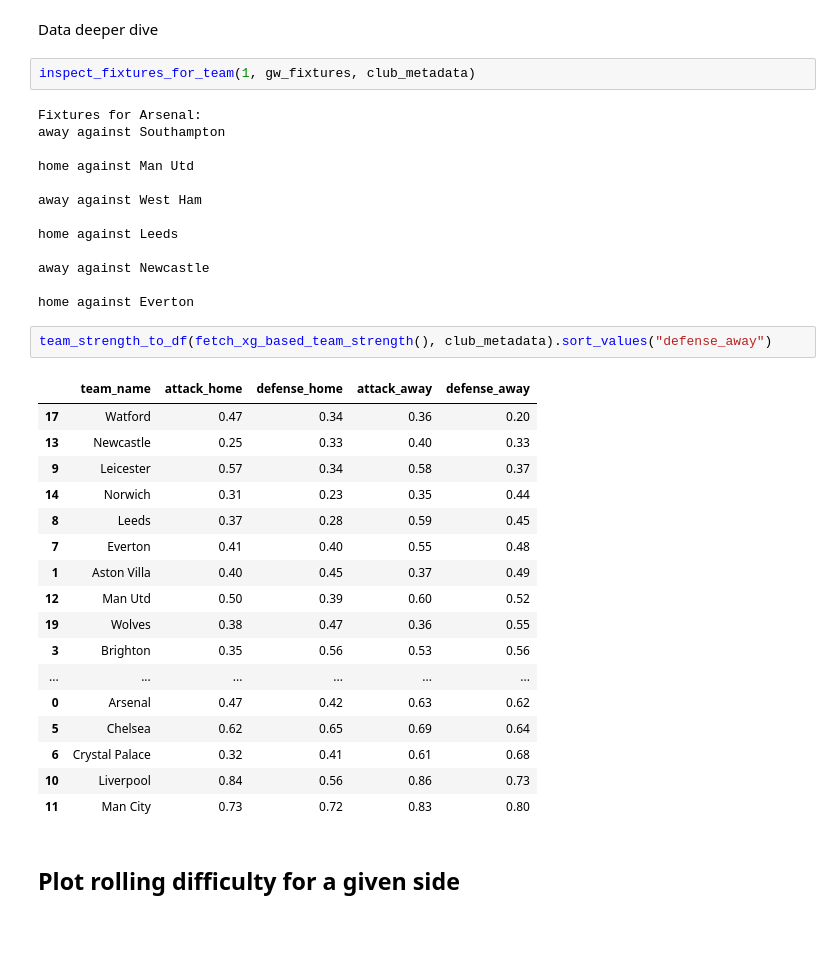
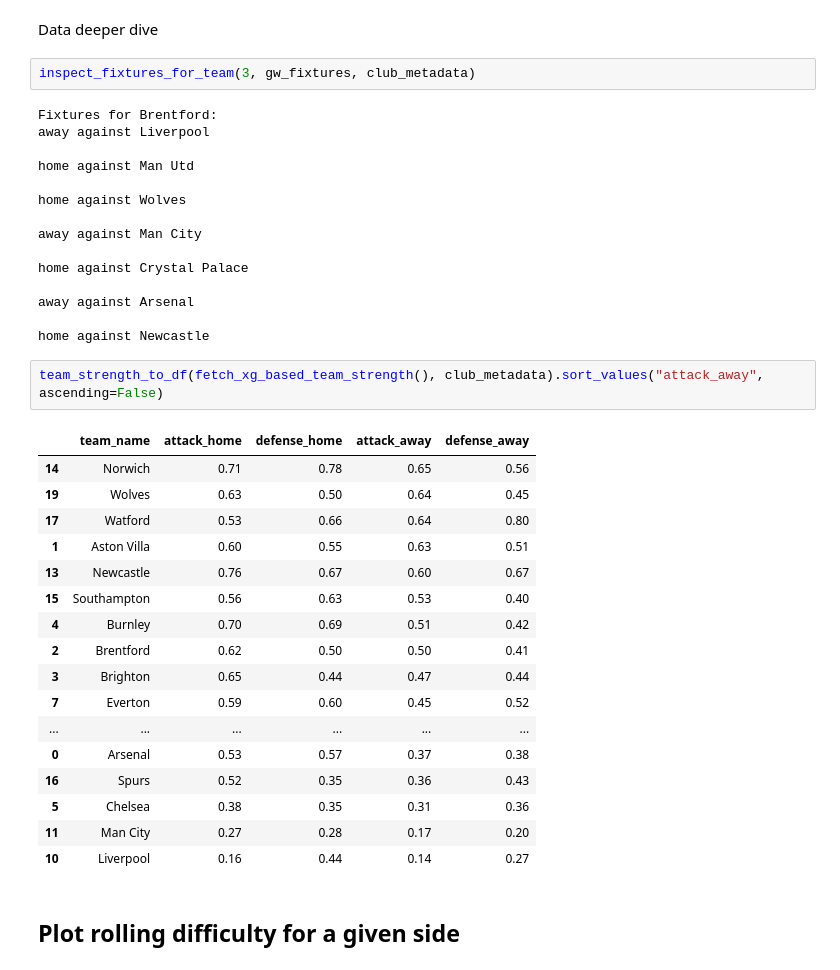
Before and after one commit to murchant/fatasypl, a Jupyter notebook: Fixture Difficulty.ipynb, the cells around one changed output. Drawn from its saved outputs; the diff is of its cells as text; blank space fills up the shorter version.

```diff
--- a/Fixture Difficulty.ipynb
+++ b/Fixture Difficulty.ipynb
@@ -206,40 +206,42 @@ plot_results_as_bar_chart_with_clustering(results, "opposition_aggregate_attack_
 # %% [markdown]
 Data deeper dive
 # %%
-inspect_fixtures_for_team(1, gw_fixtures, club_metadata)
+inspect_fixtures_for_team(3, gw_fixtures, club_metadata)
 # %% [output]
-Fixtures for Arsenal:
-away against Southampton
+Fixtures for Brentford:
+away against Liverpool
 
 home against Man Utd
 
-away against West Ham
+home against Wolves
 
-home against Leeds
+away against Man City
 
-away against Newcastle
+home against Crystal Palace
 
-home against Everton
+away against Arsenal
+
+home against Newcastle
 # %%
-team_strength_to_df(fetch_xg_based_team_strength(), club_metadata).sort_values("defense_away")
+team_strength_to_df(fetch_xg_based_team_strength(), club_metadata).sort_values("attack_away", ascending=False)
 # %% [output]
 |  | team_name | attack_home | defense_home | attack_away | defense_away |
-| 17 | Watford | 0.47 | 0.34 | 0.36 | 0.20 |
-| 13 | Newcastle | 0.25 | 0.33 | 0.40 | 0.33 |
-| 9 | Leicester | 0.57 | 0.34 | 0.58 | 0.37 |
-| 14 | Norwich | 0.31 | 0.23 | 0.35 | 0.44 |
-| 8 | Leeds | 0.37 | 0.28 | 0.59 | 0.45 |
-| 7 | Everton | 0.41 | 0.40 | 0.55 | 0.48 |
-| 1 | Aston Villa | 0.40 | 0.45 | 0.37 | 0.49 |
-| 12 | Man Utd | 0.50 | 0.39 | 0.60 | 0.52 |
-| 19 | Wolves | 0.38 | 0.47 | 0.36 | 0.55 |
-| 3 | Brighton | 0.35 | 0.56 | 0.53 | 0.56 |
+| 14 | Norwich | 0.71 | 0.78 | 0.65 | 0.56 |
+| 19 | Wolves | 0.63 | 0.50 | 0.64 | 0.45 |
+| 17 | Watford | 0.53 | 0.66 | 0.64 | 0.80 |
+| 1 | Aston Villa | 0.60 | 0.55 | 0.63 | 0.51 |
+| 13 | Newcastle | 0.76 | 0.67 | 0.60 | 0.67 |
+| 15 | Southampton | 0.56 | 0.63 | 0.53 | 0.40 |
+| 4 | Burnley | 0.70 | 0.69 | 0.51 | 0.42 |
+| 2 | Brentford | 0.62 | 0.50 | 0.50 | 0.41 |
+| 3 | Brighton | 0.65 | 0.44 | 0.47 | 0.44 |
+| 7 | Everton | 0.59 | 0.60 | 0.45 | 0.52 |
 | ... | ... | ... | ... | ... | ... |
-| 0 | Arsenal | 0.47 | 0.42 | 0.63 | 0.62 |
-| 5 | Chelsea | 0.62 | 0.65 | 0.69 | 0.64 |
-| 6 | Crystal Palace | 0.32 | 0.41 | 0.61 | 0.68 |
-| 10 | Liverpool | 0.84 | 0.56 | 0.86 | 0.73 |
-| 11 | Man City | 0.73 | 0.72 | 0.83 | 0.80 |
+| 0 | Arsenal | 0.53 | 0.57 | 0.37 | 0.38 |
+| 16 | Spurs | 0.52 | 0.35 | 0.36 | 0.43 |
+| 5 | Chelsea | 0.38 | 0.35 | 0.31 | 0.36 |
+| 11 | Man City | 0.27 | 0.28 | 0.17 | 0.20 |
+| 10 | Liverpool | 0.16 | 0.44 | 0.14 | 0.27 |
 # %% [markdown]
 ## Plot rolling difficulty for a given side
 # %%
```
Also changed, not shown: parts of 7 cells of this notebook, 2 other files.
